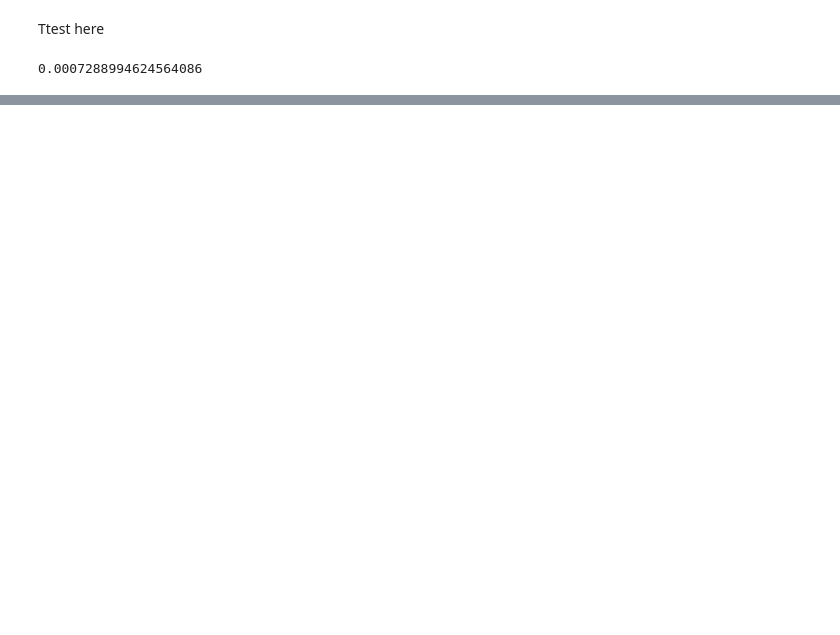
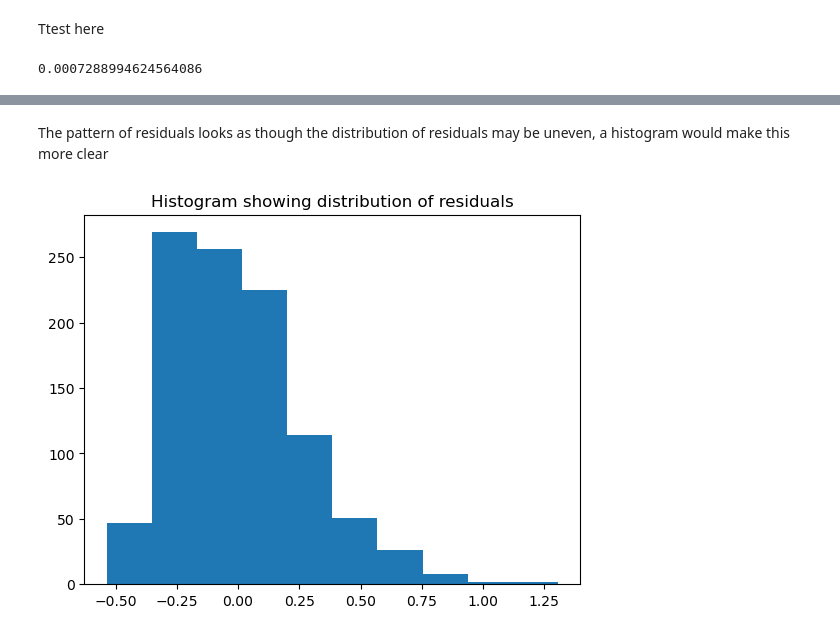
Before and after one commit to Doctor2007/movie_analysis, a Jupyter notebook: main.ipynb, the cells around one changed output, grey strips where cells are left out. Drawn from its saved outputs; the diff is of its cells as text; code cells hidden in the pictures; blank space fills up the shorter version.

```diff
--- a/main.ipynb
+++ b/main.ipynb
@@ -170,0 +165,6 @@ plt.show()
+# %%
+formula_string = "IMDB_Rating ~ Runtime"
+model = sm.formula.ols(formula = formula_string, data = movies)
+model_fitted = model.fit()
+
+model_fitted.summary()
@@ -170,0 +211,12 @@ plt.show()
+# %% [markdown]
+The pattern of residuals looks as though the distribution of residuals may be uneven, a histogram would make this more clear
+# %%
+x = movies['Runtime']
+y = movies['IMDB_Rating']
+y_pred = model_fitted.predict(x)
+residuals = y - y_pred
+plt.hist(residuals, bins = 10)
+plt.title('Histogram showing distribution of residuals')
+plt.show();
+# %% [output]
+[figure, added]
```
Also changed, not shown: parts of 30 cells of this notebook.
